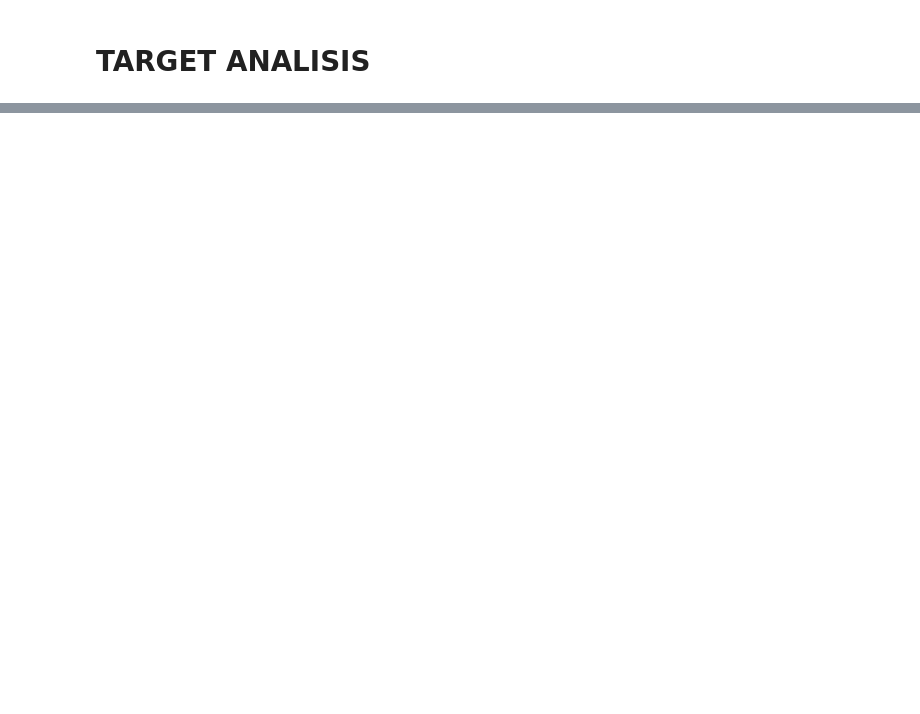
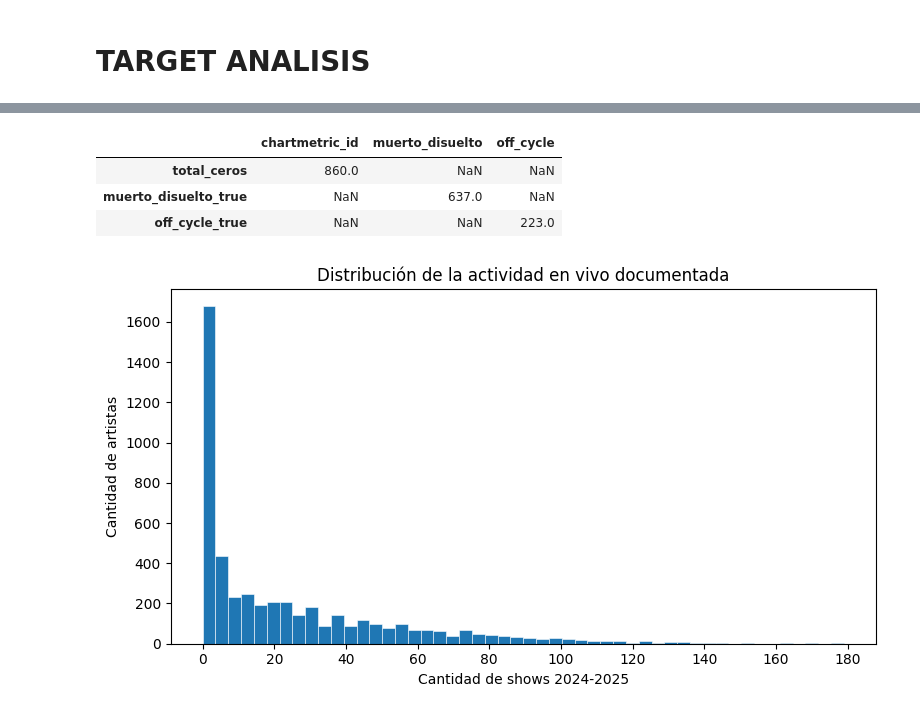
Before and after one commit to SilvanaBContreras/come_together_industria_de_la_musica, a Jupyter notebook: chartmetric_EDA2.ipynb, the cells around one changed output, grey strips where cells are left out. Drawn from its saved outputs; the diff is of its cells as text; code cells hidden in the pictures; blank space fills up the shorter version.

```diff
--- a/chartmetric_EDA2.ipynb
+++ b/chartmetric_EDA2.ipynb
@@ -2430,20 +104,0 @@ selectivo
-# %%
-cols_factor = [
-    "country",
-    "pronoun_title",
-    "gender_title",
-    "career_stage",
-    "career_trend",
-    "primary_genre",
-    "main_currency_2024",
-    "main_currency_2025",
-    "pronoun_short",
-    "genre_short",
-    "country_short",
-    "record_label",
-    "hometown_city"
-]
-
-for c in cols_factor:
-    if c in df.columns:
-        df[c] = df[c].astype("category")
@@ -3166,0 +593,49 @@ print(f" Archivo '{nombre_archivo}' guardado con éxito en carpeta de trabajo.")
+# %%
+# ============================================================
+# Paso 9. Composición de los ceros en la target
+# ============================================================
+
+zero_composition = (
+    df.loc[df["n_shows_24_25"] == 0]
+    .agg(
+        total_ceros=("chartmetric_id", "count"),
+        muerto_disuelto_true=("muerto_disuelto", lambda x: (x == True).sum()),
+        off_cycle_true=("off_cycle", lambda x: (x == True).sum())
+    )
+)
+
+zero_composition
+# %% [output]
+|  | chartmetric_id | muerto_disuelto | off_cycle |
+| total_ceros | 860.0 | NaN | NaN |
+| muerto_disuelto_true | NaN | 637.0 | NaN |
+| off_cycle_true | NaN | NaN | 223.0 |
+# %%
+# ============================================================
+# Paso 10. Distribución de la variable target
+# ============================================================
+
+import matplotlib.pyplot as plt
+import matplotlib.ticker as ticker
+
+target = "n_shows_24_25"
+
+fig, ax = plt.subplots(figsize=(8, 4.5))
+
+ax.hist(
+    df[target],
+    bins=50,
+    edgecolor="white",
+    linewidth=0.4
+)
+
+ax.set_title("Distribución de la actividad en vivo documentada")
+ax.set_xlabel("Cantidad de shows 2024-2025")
+ax.set_ylabel("Cantidad de artistas")
+
+ax.xaxis.set_major_locator(ticker.MaxNLocator(integer=True))
+
+plt.tight_layout()
+plt.show()
+# %% [output]
+[figure, added]
```
Also changed, not shown: parts of 136 cells of this notebook, 4 other files.
